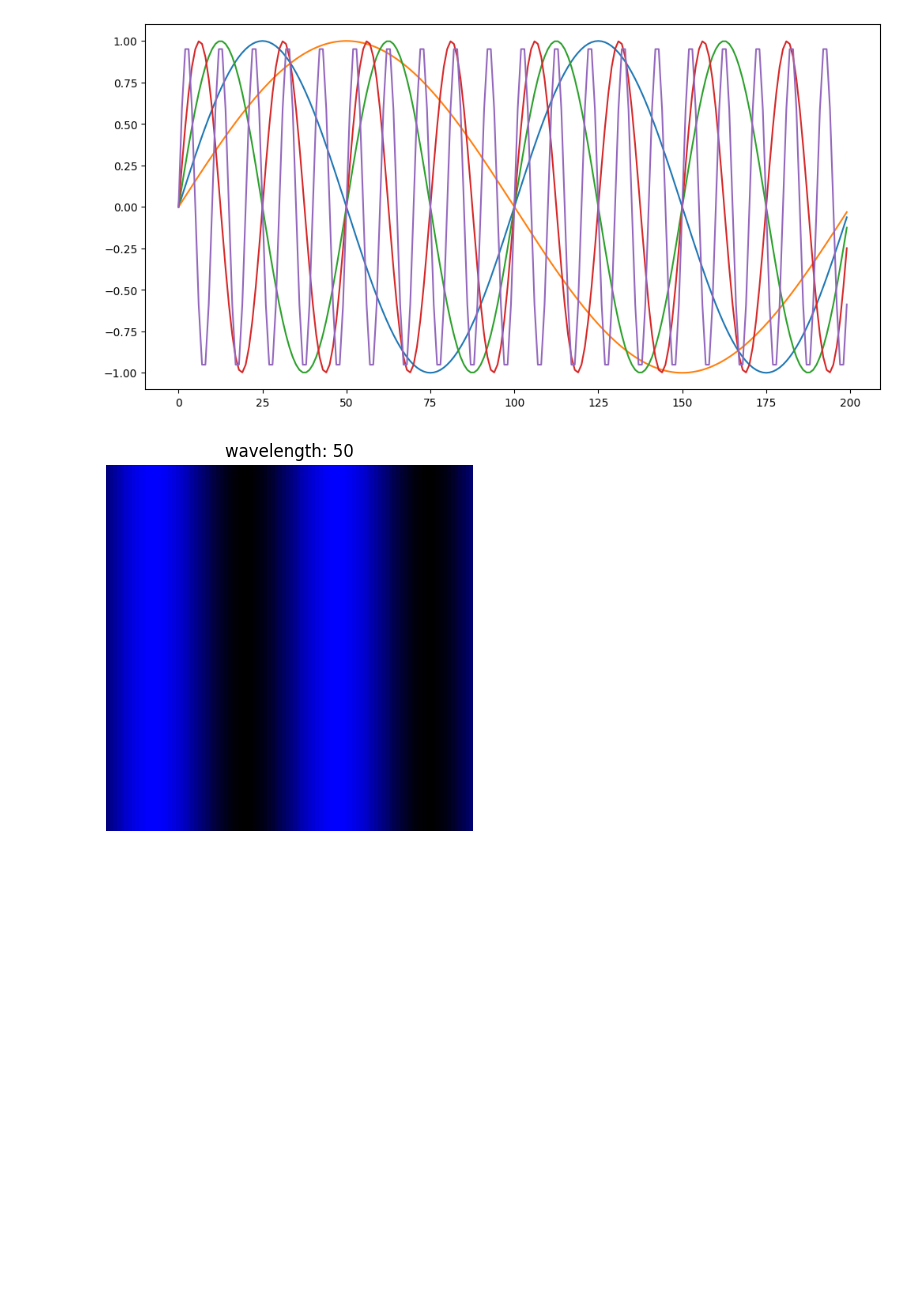
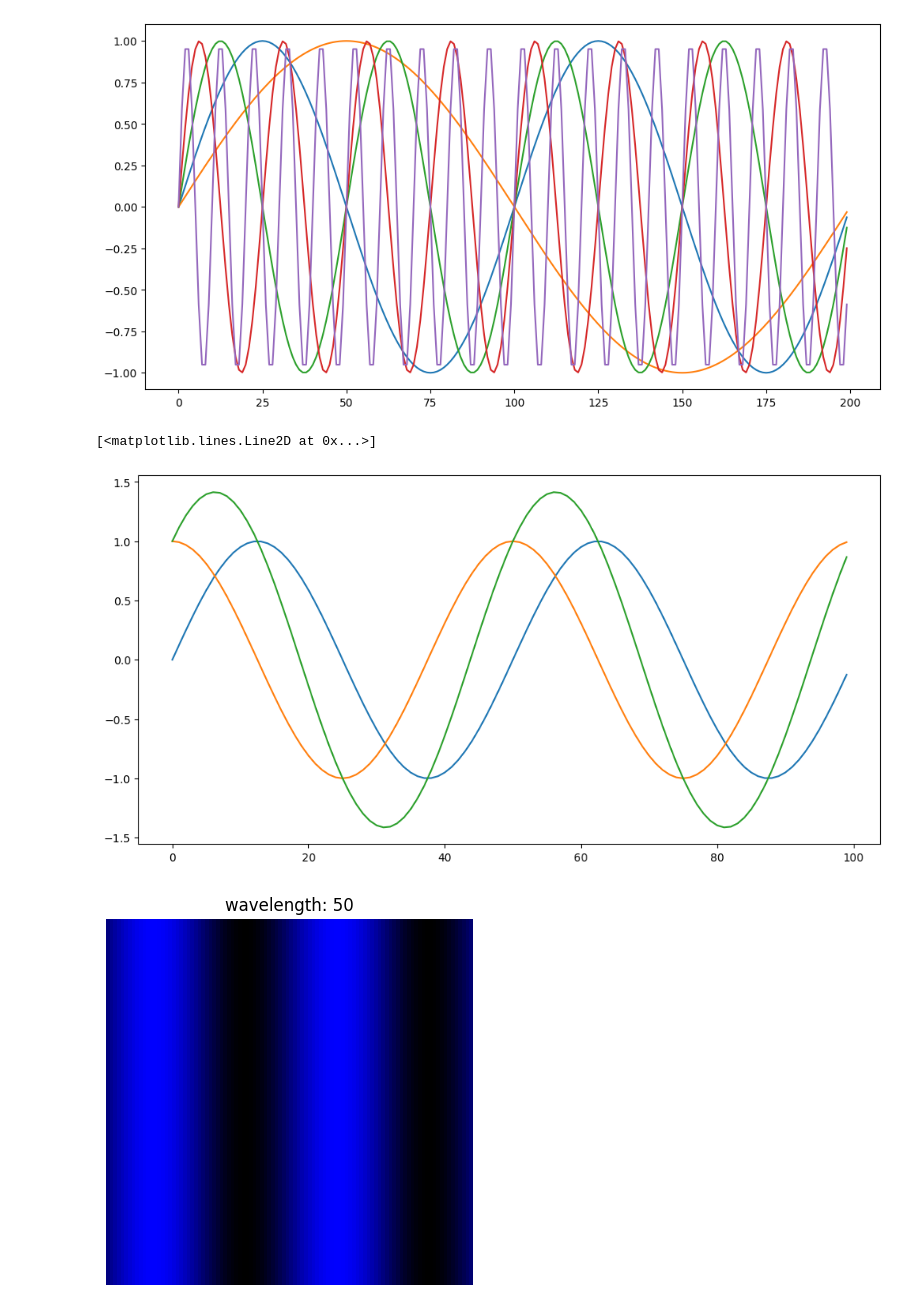
Before and after one commit to giuliabernardinieco/revosim-simulations, a Jupyter notebook: pic-generator.ipynb, the cells around one changed output. Drawn from its saved outputs; the diff is of its cells as text; code cells hidden in the pictures; blank space fills up the shorter version.

```diff
--- a/pic-generator.ipynb
+++ b/pic-generator.ipynb
@@ -25,6 +25,14 @@ plt.plot(x, y5)
 plt.show()
 # %% [output]
 [figure]
+# %%
+plt.subplots(figsize=(12, 6))
+plt.plot(x, np.sin(2 * np.pi * x / 50))
+plt.plot(x, np.cos(2 * np.pi * x / 50))
+plt.plot(x, (np.sin(2 * np.pi * x / 50)+(np.cos(2 * np.pi * x / 50))))
+# %% [output]
+[<matplotlib.lines.Line2D at 0x...>]
+[figure, added]
 # %%
 # numbers = [4, 5, 10, 25, 50, 55, 60, 65, 70, 75, 80, 85, 90, 95, 100, 200]
 
```
